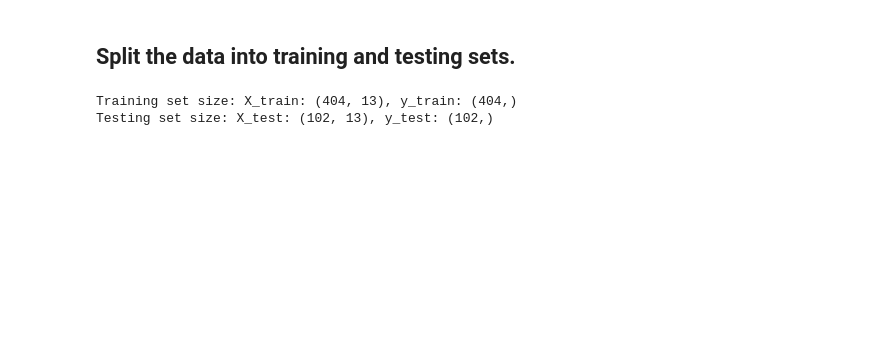
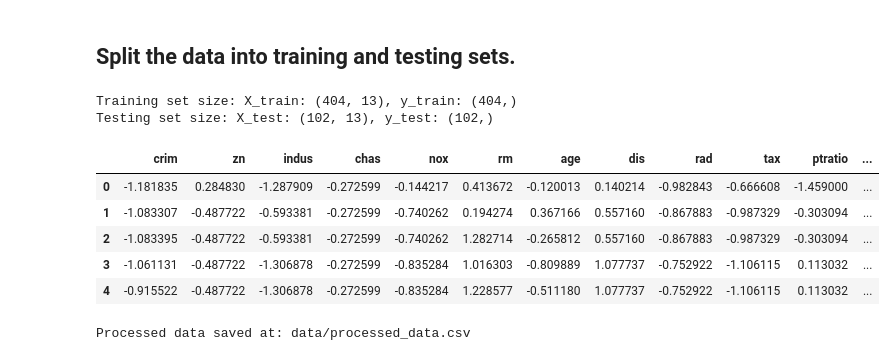
Before and after one commit to Omdena-CBP-Tanzania/machine-learning-linear-regression-rhysrose, a Jupyter notebook: Data_Preprocessing.ipynb, the cells around one changed output. Drawn from its saved outputs; the diff is of its cells as text; code cells hidden in the pictures; blank space fills up the shorter version.

```diff
--- a/Data_Preprocessing.ipynb
+++ b/Data_Preprocessing.ipynb
@@ -139,0 +142,26 @@ Testing set size: X_test: (102, 13), y_test: (102,)
+# %%
+df.head()
+#df.shape
+# %% [output]
+|  | crim | zn | indus | chas | nox | rm | age | dis | rad | tax | ptratio | ... |
+| 0 | -1.181835 | 0.284830 | -1.287909 | -0.272599 | -0.144217 | 0.413672 | -0.120013 | 0.140214 | -0.982843 | -0.666608 | -1.459000 | ... |
+| 1 | -1.083307 | -0.487722 | -0.593381 | -0.272599 | -0.740262 | 0.194274 | 0.367166 | 0.557160 | -0.867883 | -0.987329 | -0.303094 | ... |
+| 2 | -1.083395 | -0.487722 | -0.593381 | -0.272599 | -0.740262 | 1.282714 | -0.265812 | 0.557160 | -0.867883 | -0.987329 | -0.303094 | ... |
+| 3 | -1.061131 | -0.487722 | -1.306878 | -0.272599 | -0.835284 | 1.016303 | -0.809889 | 1.077737 | -0.752922 | -1.106115 | 0.113032 | ... |
+| 4 | -0.915522 | -0.487722 | -1.306878 | -0.272599 | -0.835284 | 1.228577 | -0.511180 | 1.077737 | -0.752922 | -1.106115 | 0.113032 | ... |
+# %%
+import os
+
+# Define directory and filename
+save_dir = "data"
+save_path = os.path.join(save_dir, "processed_data.csv")
+
+# Ensure the directory exists
+os.makedirs(save_dir, exist_ok=True)
+
+# Save the DataFrame as CSV
+df.to_csv(save_path, index=False)
+
+print(f"Processed data saved at: {save_path}")
+# %% [output]
+Processed data saved at: data/processed_data.csv
```
Also changed, not shown: parts of 5 cells of this notebook, 13 other files.
